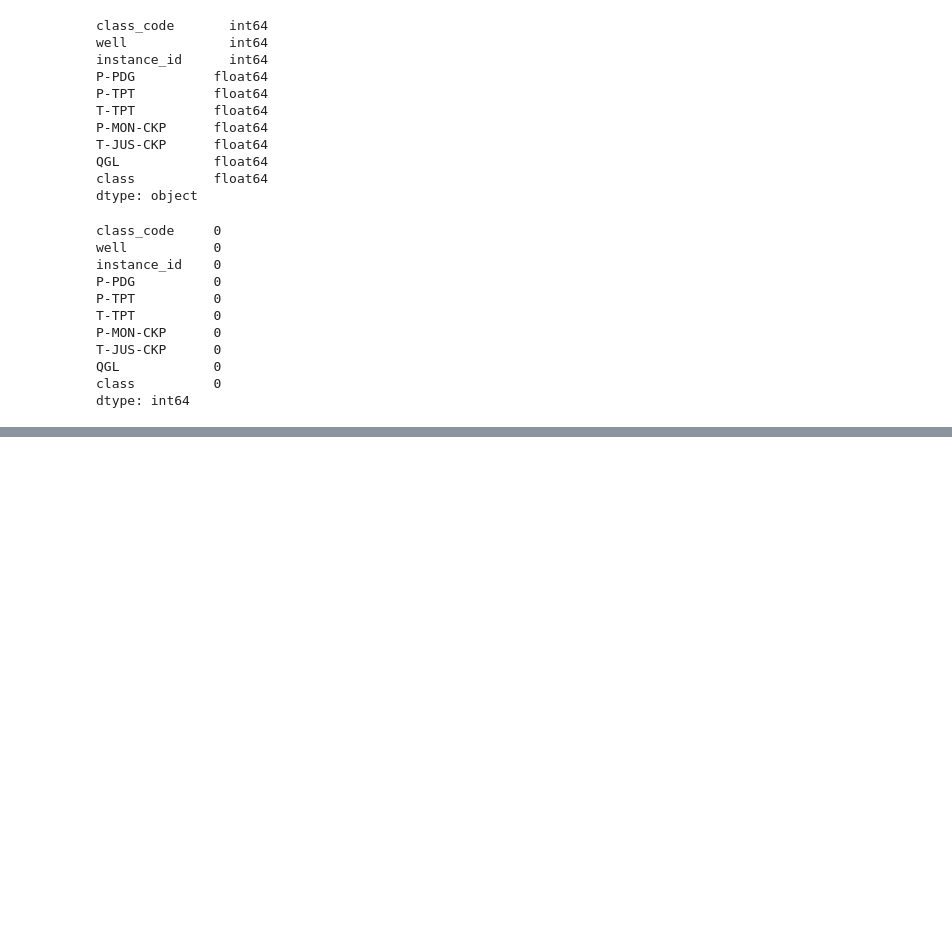
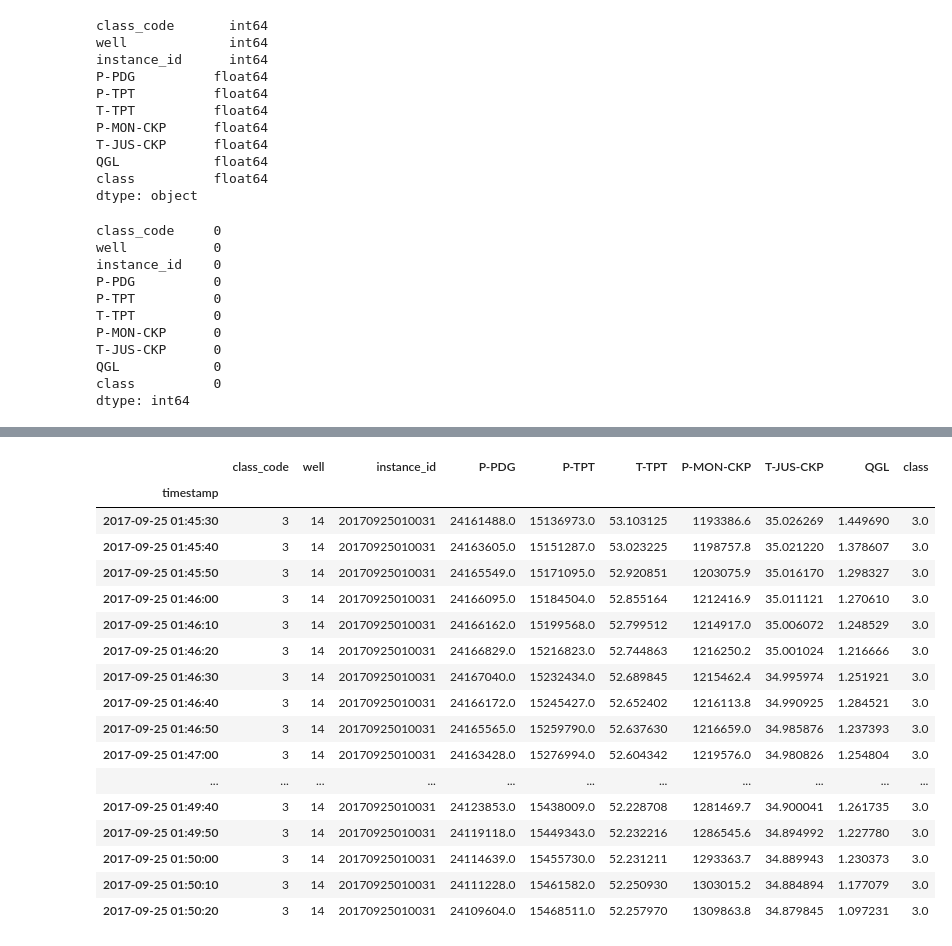
Before and after one commit to mc50093/uzop_proj, a Jupyter notebook: Classification of undesirable oil well events.ipynb, the cells around one changed output, grey strips where cells are left out. Saved outputs shown, nothing was run; the diff lists cells and outputs as text; code cells hidden in the pictures; blank space fills up the shorter version.

```diff
--- a/Classification of undesirable oil well events.ipynb
+++ b/Classification of undesirable oil well events.ipynb
@@ -184,7 +186,7 @@ dtype: int64
 data_windowed = []
 
 for df in imputed_data:
-    for i in range(df.shape[0]//30):
-        window = df.iloc[i*30:(i+1)*30]
+    for i in range(df.shape[0]//90):
+        window = df.iloc[i*90:(i+1)*90]
         data_windowed.append(window)
 # %%
@@ -236,0 +321,21 @@ ValueError: The truth value of a Series is ambiguous. Use a.empty, a.bool(), a.i
+# %%
+data_windowed[3].head(30)
+# %% [output]
+|  | class_code | well | instance_id | P-PDG | P-TPT | T-TPT | P-MON-CKP | T-JUS-CKP | QGL | class |
+| timestamp |  |  |  |  |  |  |  |  |  |  |
+| 2017-09-25 01:45:30 | 3 | 14 | 20170925010031 | 24161488.0 | 15136973.0 | 53.103125 | 1193386.6 | 35.026269 | 1.449690 | 3.0 |
+| 2017-09-25 01:45:40 | 3 | 14 | 20170925010031 | 24163605.0 | 15151287.0 | 53.023225 | 1198757.8 | 35.021220 | 1.378607 | 3.0 |
+| 2017-09-25 01:45:50 | 3 | 14 | 20170925010031 | 24165549.0 | 15171095.0 | 52.920851 | 1203075.9 | 35.016170 | 1.298327 | 3.0 |
+| 2017-09-25 01:46:00 | 3 | 14 | 20170925010031 | 24166095.0 | 15184504.0 | 52.855164 | 1212416.9 | 35.011121 | 1.270610 | 3.0 |
+| 2017-09-25 01:46:10 | 3 | 14 | 20170925010031 | 24166162.0 | 15199568.0 | 52.799512 | 1214917.0 | 35.006072 | 1.248529 | 3.0 |
+| 2017-09-25 01:46:20 | 3 | 14 | 20170925010031 | 24166829.0 | 15216823.0 | 52.744863 | 1216250.2 | 35.001024 | 1.216666 | 3.0 |
+| 2017-09-25 01:46:30 | 3 | 14 | 20170925010031 | 24167040.0 | 15232434.0 | 52.689845 | 1215462.4 | 34.995974 | 1.251921 | 3.0 |
+| 2017-09-25 01:46:40 | 3 | 14 | 20170925010031 | 24166172.0 | 15245427.0 | 52.652402 | 1216113.8 | 34.990925 | 1.284521 | 3.0 |
+| 2017-09-25 01:46:50 | 3 | 14 | 20170925010031 | 24165565.0 | 15259790.0 | 52.637630 | 1216659.0 | 34.985876 | 1.237393 | 3.0 |
+| 2017-09-25 01:47:00 | 3 | 14 | 20170925010031 | 24163428.0 | 15276994.0 | 52.604342 | 1219576.0 | 34.980826 | 1.254804 | 3.0 |
+| ... | ... | ... | ... | ... | ... | ... | ... | ... | ... | ... |
+| 2017-09-25 01:49:40 | 3 | 14 | 20170925010031 | 24123853.0 | 15438009.0 | 52.228708 | 1281469.7 | 34.900041 | 1.261735 | 3.0 |
+| 2017-09-25 01:49:50 | 3 | 14 | 20170925010031 | 24119118.0 | 15449343.0 | 52.232216 | 1286545.6 | 34.894992 | 1.227780 | 3.0 |
+| 2017-09-25 01:50:00 | 3 | 14 | 20170925010031 | 24114639.0 | 15455730.0 | 52.231211 | 1293363.7 | 34.889943 | 1.230373 | 3.0 |
+| 2017-09-25 01:50:10 | 3 | 14 | 20170925010031 | 24111228.0 | 15461582.0 | 52.250930 | 1303015.2 | 34.884894 | 1.177079 | 3.0 |
+| 2017-09-25 01:50:20 | 3 | 14 | 20170925010031 | 24109604.0 | 15468511.0 | 52.257970 | 1309863.8 | 34.879845 | 1.097231 | 3.0 |
```
Also changed, not shown: parts of 17 cells of this notebook.
